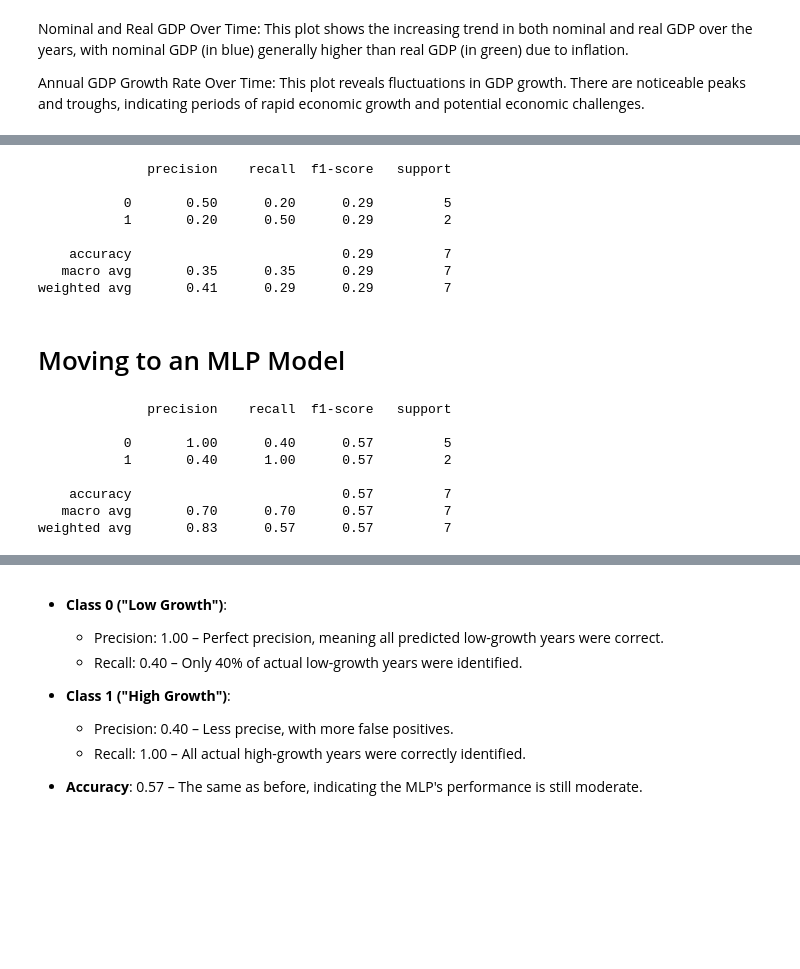
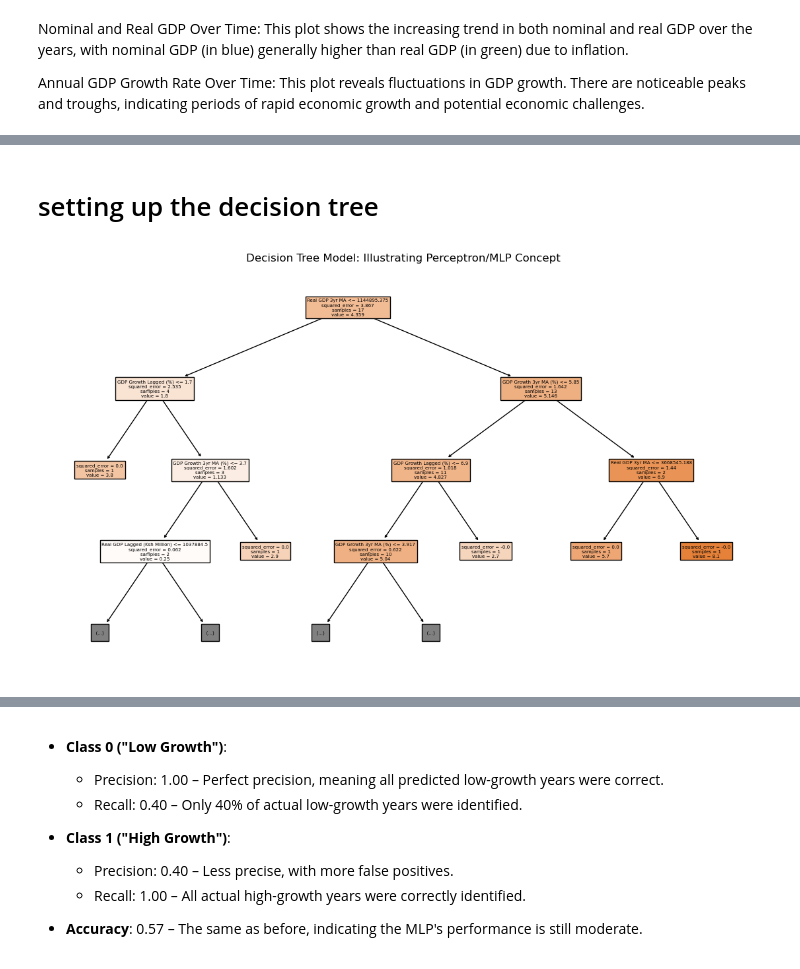
Before and after one commit to MadScie254/Masters_DS_1_1, a Jupyter notebook: proof.ipynb, the cells around one changed output, grey strips where cells are left out. Saved outputs shown, nothing was run; the diff lists cells and outputs as text; code cells hidden in the pictures; blank space fills up the shorter version.

```diff
--- a/proof.ipynb
+++ b/proof.ipynb
@@ -216,46 +132,34 @@ The accuracy of 0.57 reflects a model that has room for improvement.
-# %%
-# Retrain the Decision Tree with a higher max depth
-dt_model_deep = DecisionTreeClassifier(max_depth=5, random_state=42)
-dt_model_deep.fit(X_train, y_train)
-
-# Predict and evaluate with increased depth
-y_pred_deep = dt_model_deep.predict(X_test)
-print(classification_report(y_test, y_pred_deep))
-# %% [output]
-              precision    recall  f1-score   support
-
-           0       0.50      0.20      0.29         5
-           1       0.20      0.50      0.29         2
-
-    accuracy                           0.29         7
-   macro avg       0.35      0.35      0.29         7
-weighted avg       0.41      0.29      0.29         7
-# %% [markdown]
-# Moving to an MLP Model
-# %%
-from sklearn.neural_network import MLPClassifier
-from sklearn.preprocessing import StandardScaler
-
-# Standardize features for better MLP performance
-scaler = StandardScaler()
-X_scaled = scaler.fit_transform(X)
-
-# Split standardized data
-X_train, X_test, y_train, y_test = train_test_split(X_scaled, y, test_size=0.3, random_state=42)
-
-# Initialize and train the MLP model
-mlp_model = MLPClassifier(hidden_layer_sizes=(10, 10), max_iter=1000, random_state=42)
-mlp_model.fit(X_train, y_train)
-
-# Predict and evaluate the MLP model
-y_pred_mlp = mlp_model.predict(X_test)
-print(classification_report(y_test, y_pred_mlp))
-# %% [output]
-              precision    recall  f1-score   support
-
-           0       1.00      0.40      0.57         5
-           1       0.40      1.00      0.57         2
-
-    accuracy                           0.57         7
-   macro avg       0.70      0.70      0.57         7
-weighted avg       0.83      0.57      0.57         7
+# %% [markdown]
+# setting up the decision tree
+# %%
+from sklearn.tree import DecisionTreeRegressor
+from sklearn.model_selection import train_test_split
+from sklearn.tree import plot_tree
+import matplotlib.pyplot as plt
+
+# Selecting features (lagged values and moving averages) and target (current GDP growth)
+features = [
+    'Nominal GDP Lagged (Ksh Million)', 'Real GDP Lagged (Ksh Million)', 'GDP Growth Lagged (%)',
+    'Nominal GDP 3yr MA', 'Real GDP 3yr MA', 'GDP Growth 3yr MA (%)'
+]
+target = 'Annual GDP growth (%)'
+
+# Drop rows with NaN values (from lagging and rolling calculations) to ensure clean data for training
+gdp_data_cleaned = gdp_data.dropna()
+
+# Splitting the data into training and testing sets
+X = gdp_data_cleaned[features]
+y = gdp_data_cleaned[target]
+X_train, X_test, y_train, y_test = train_test_split(X, y, test_size=0.2, random_state=42)
+
+# Initialize and train the Decision Tree model
+decision_tree = DecisionTreeRegressor(random_state=42)
+decision_tree.fit(X_train, y_train)
+
+# Visualize the decision tree to illustrate the concept
+plt.figure(figsize=(14, 8))
+plot_tree(decision_tree, feature_names=features, filled=True, max_depth=3)
+plt.title("Decision Tree Model: Illustrating Perceptron/MLP Concept")
+plt.show()
+# %% [output]
+[figure, added]
```
Also changed, not shown: parts of 22 cells of this notebook.
